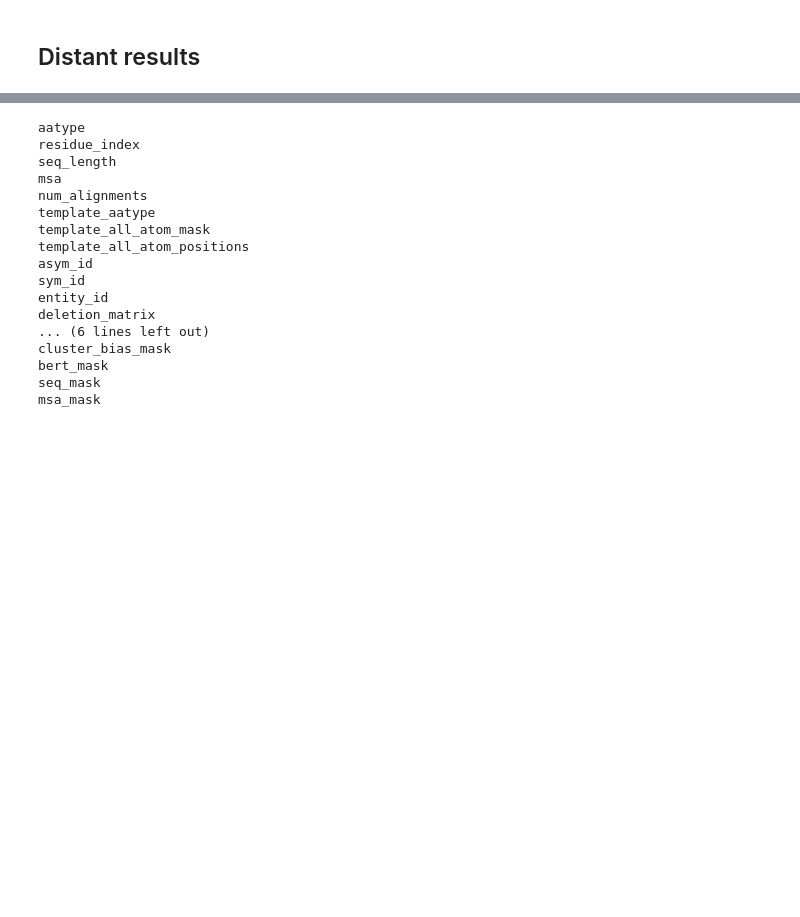
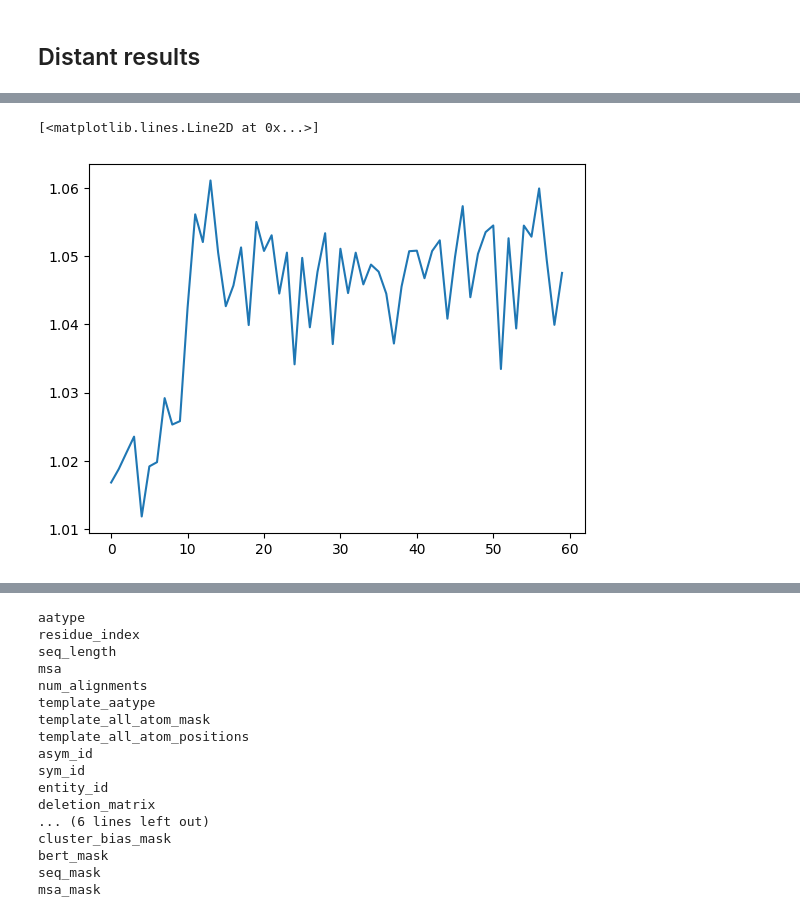
Before and after one commit to Gabriel-Ducrocq/segmentationCryoEM, a Jupyter notebook: Untitled.ipynb, the cells around one changed output, grey strips where cells are left out. Drawn from its saved outputs; the diff is of its cells as text; code cells hidden in the pictures; blank space fills up the shorter version.

```diff
--- a/Untitled.ipynb
+++ b/Untitled.ipynb
@@ -270,2 +270,8 @@ plt.plot(losses_rmsd_train[:])
+# %%
+losses_train = np.load("data/losses_rmsd.npy")
+plt.plot(losses_train[20240:20300])
+# %% [output]
+[<matplotlib.lines.Line2D at 0x...>]
+[figure, added]
 # %%
 losses_train = np.load("data/losses_train.npy")
```
Also changed, not shown: parts of 19 cells of this notebook, 12 other files.
